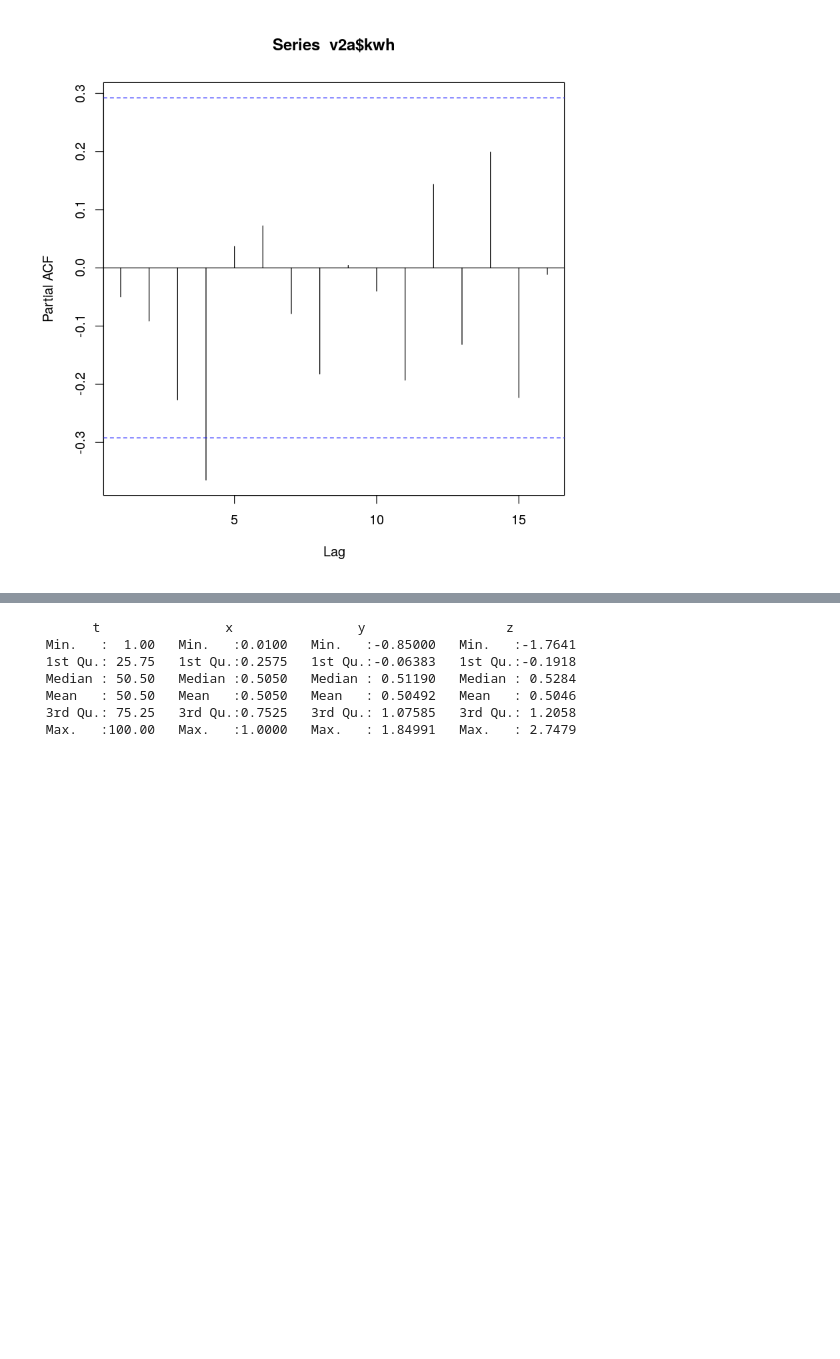
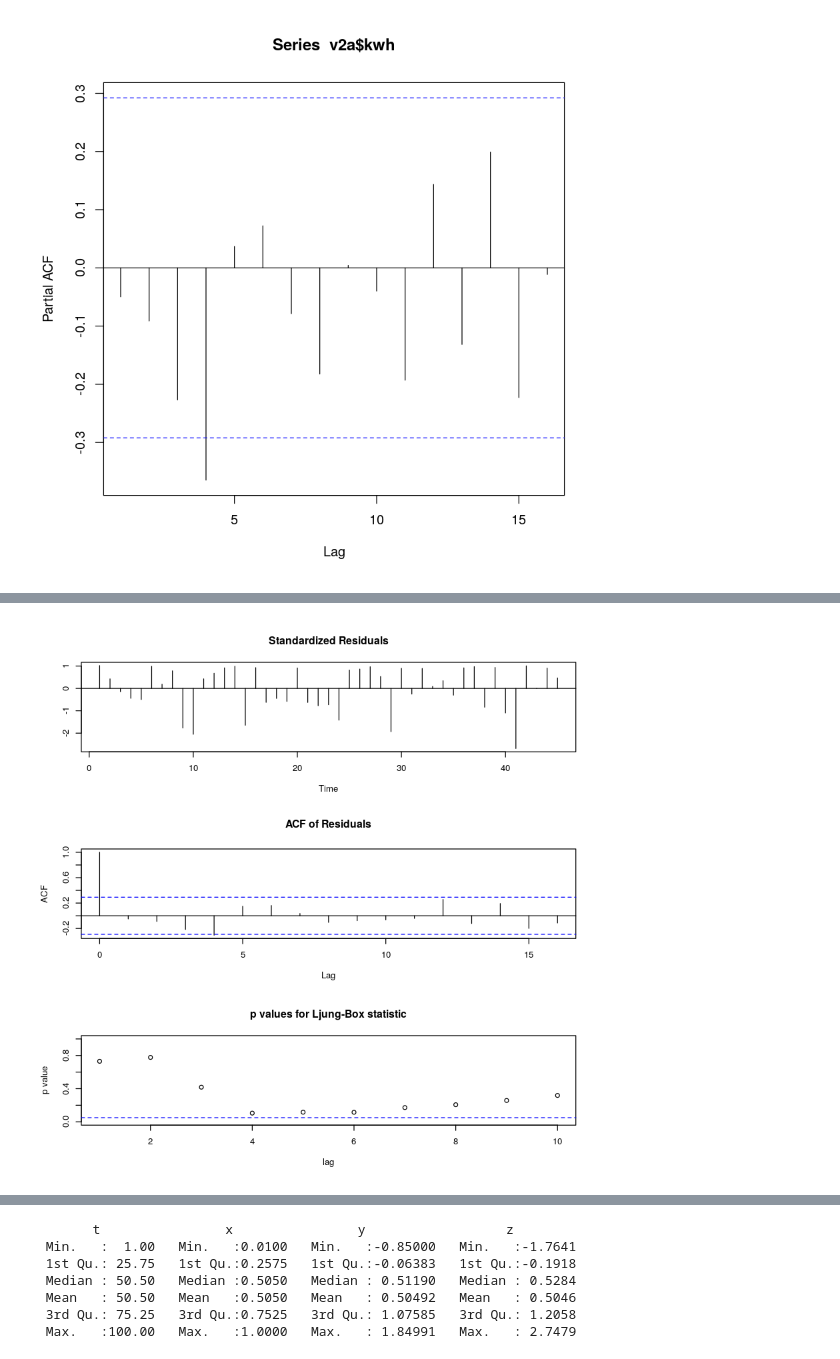
Before and after one commit to abramhindle/R-Timeseries-Tutorial, a Jupyter notebook: R-Timeseries-Tutorial.ipynb, the cells around one changed output, grey strips where cells are left out. Cells and saved outputs as stored; diff of their text form; code cells hidden in the pictures; blank space fills up the shorter version.

```diff
--- a/R-Timeseries-Tutorial.ipynb
+++ b/R-Timeseries-Tutorial.ipynb
@@ -198,0 +215,4 @@ pacf(v2a$kwh)
+# %%
+tsdiag(v2fit)
+# %% [output]
+[figure, added]
```
Also changed, not shown: parts of 2 cells of this notebook.
